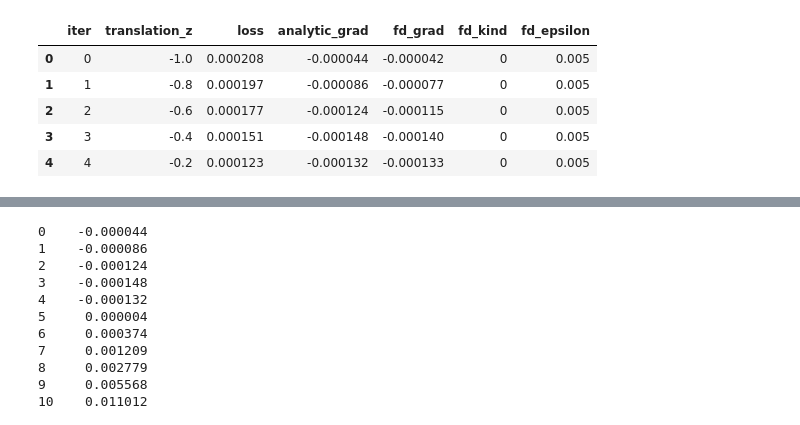
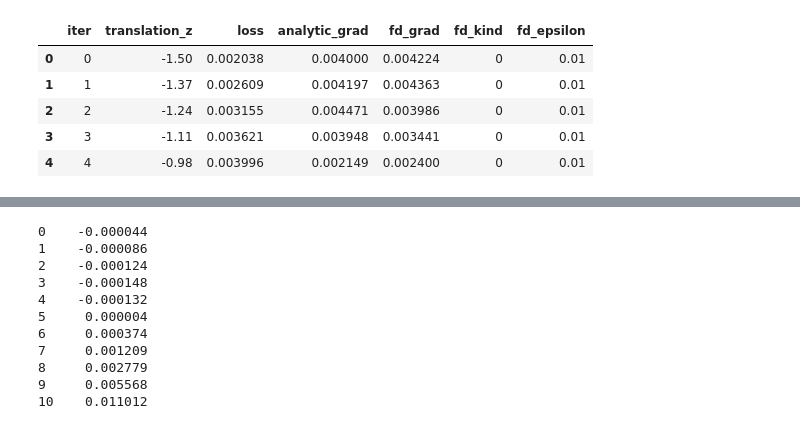
Before and after one commit to M-Gjerde/DifferentiablePointRendering, a Jupyter notebook: python/finite_difference/notebook_scatter_2.ipynb, the cells around one changed output, grey strips where cells are left out. Saved outputs shown, nothing was run; the diff lists cells and outputs as text; code cells hidden in the pictures.

```diff
--- a/python/finite_difference/notebook_scatter_2.ipynb
+++ b/python/finite_difference/notebook_scatter_2.ipynb
@@ -1,30 +1,30 @@
 # %%
 import pandas as pd
 from pathlib import Path
 
-test = "1"
+test = "0"
 parameter = "translation_z"
 scene = "transmit_3"
 camera = "camera1"
 csv_path = Path(f"Output/{scene}/{parameter}/{test}/{camera}_{parameter}_sweep.csv")
 
 if not csv_path.exists():
     raise FileNotFoundError(f"CSV file not found: {csv_path}")
 
 df = pd.read_csv(csv_path)
 
 required_columns = {f"{parameter}", "loss", "analytic_grad", "fd_grad"}
 if not required_columns.issubset(df.columns):
     raise RuntimeError(f"CSV must contain columns: {required_columns}")
 
 df.head()
 # %% [output]
 |  | iter | translation_z | loss | analytic_grad | fd_grad | fd_kind | fd_epsilon |
-| 0 | 0 | -1.0 | 0.000208 | -0.000044 | -0.000042 | 0 | 0.005 |
-| 1 | 1 | -0.8 | 0.000197 | -0.000086 | -0.000077 | 0 | 0.005 |
-| 2 | 2 | -0.6 | 0.000177 | -0.000124 | -0.000115 | 0 | 0.005 |
-| 3 | 3 | -0.4 | 0.000151 | -0.000148 | -0.000140 | 0 | 0.005 |
-| 4 | 4 | -0.2 | 0.000123 | -0.000132 | -0.000133 | 0 | 0.005 |
+| 0 | 0 | -1.50 | 0.002038 | 0.004000 | 0.004224 | 0 | 0.01 |
+| 1 | 1 | -1.37 | 0.002609 | 0.004197 | 0.004363 | 0 | 0.01 |
+| 2 | 2 | -1.24 | 0.003155 | 0.004471 | 0.003986 | 0 | 0.01 |
+| 3 | 3 | -1.11 | 0.003621 | 0.003948 | 0.003441 | 0 | 0.01 |
+| 4 | 4 | -0.98 | 0.003996 | 0.002149 | 0.002400 | 0 | 0.01 |
 # %%
 import matplotlib.pyplot as plt
 
```
Also changed, not shown: parts of 4 cells of this notebook, 12 other files.
